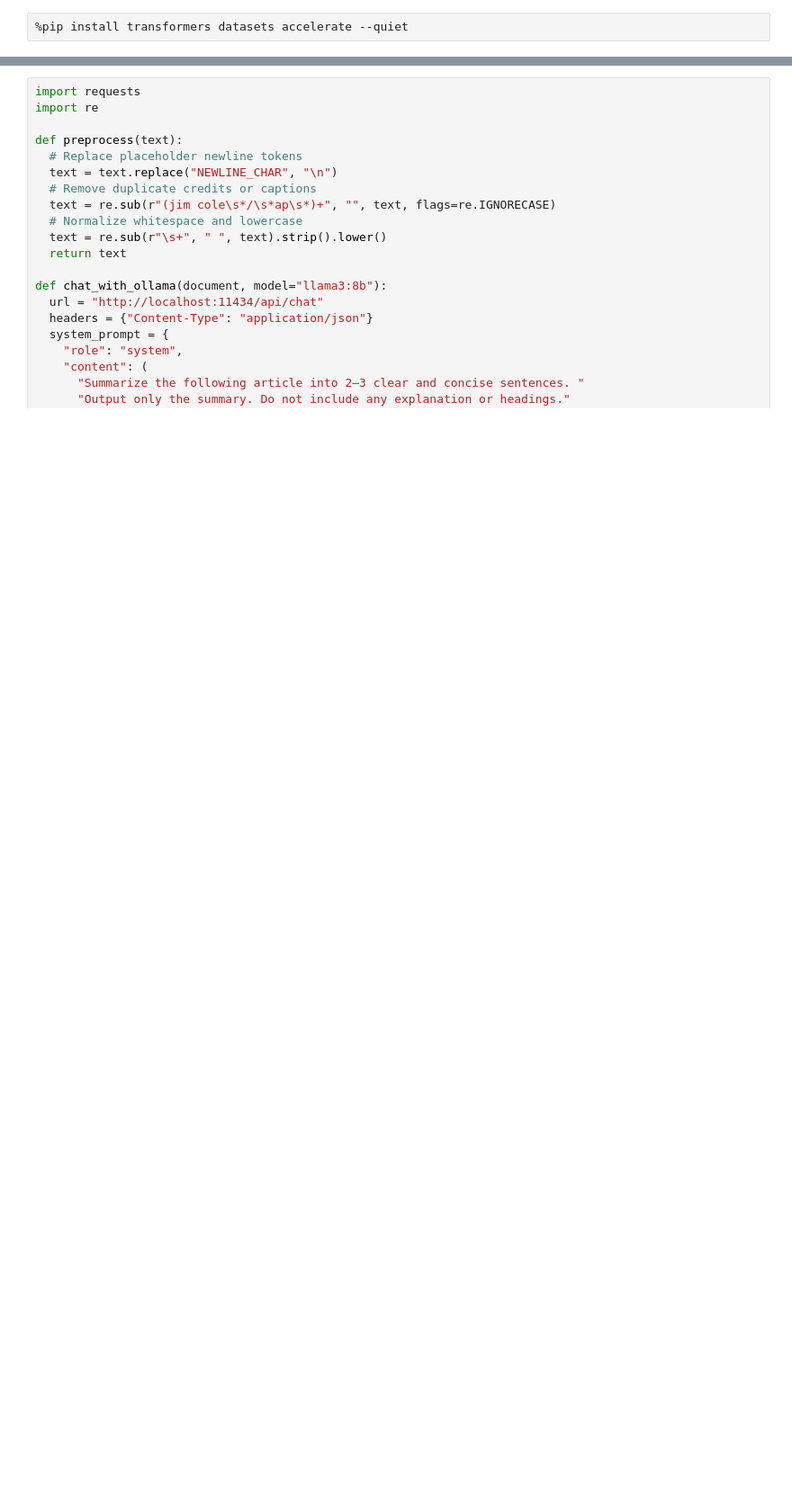
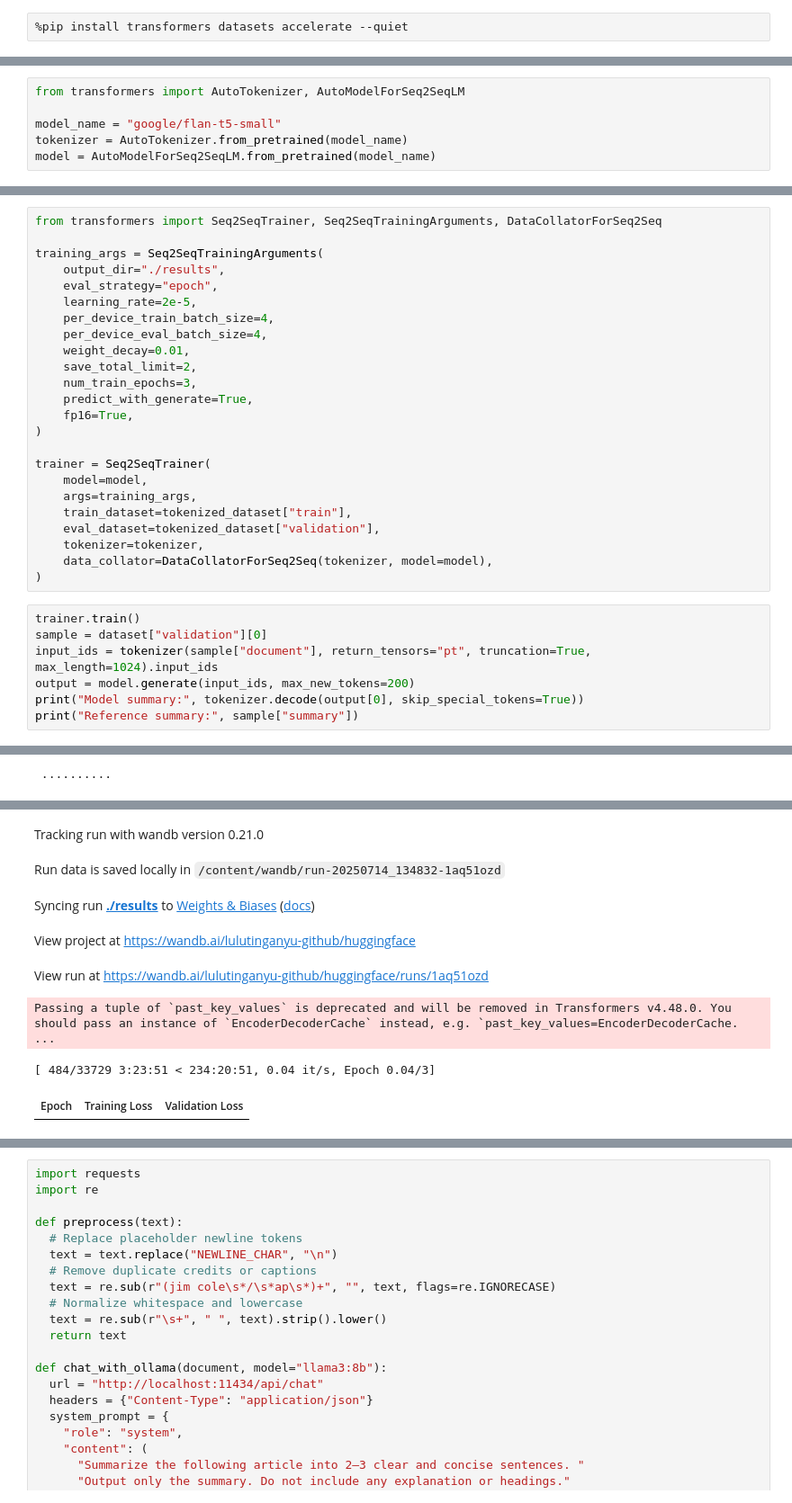
Before and after one commit to lapudas/GreenAI, a Jupyter notebook: Week2-train testt.ipynb, the cells around one changed output, grey strips where cells are left out. Shown: that part at 90% size. Cells and saved outputs as stored; diff of their text form; blank space fills up the shorter version.

Commit message:
使用flan-t5-small train

```diff
--- a/Week2-train testt.ipynb
+++ b/Week2-train testt.ipynb
@@ -165,0 +217,6 @@ Wildfires have burned across tens of thousands of acres of parched terrain in Co
+# %%
+from transformers import AutoTokenizer, AutoModelForSeq2SeqLM
+
+model_name = "google/flan-t5-small"
+tokenizer = AutoTokenizer.from_pretrained(model_name)
+model = AutoModelForSeq2SeqLM.from_pretrained(model_name)
@@ -165,0 +250,32 @@ Wildfires have burned across tens of thousands of acres of parched terrain in Co
+# %%
+from transformers import Seq2SeqTrainer, Seq2SeqTrainingArguments, DataCollatorForSeq2Seq
+
+training_args = Seq2SeqTrainingArguments(
+    output_dir="./results",
+    eval_strategy="epoch",
+    learning_rate=2e-5,
+    per_device_train_batch_size=4,
+    per_device_eval_batch_size=4,
+    weight_decay=0.01,
+    save_total_limit=2,
+    num_train_epochs=3,
+    predict_with_generate=True,
+    fp16=True,
+)
+
+trainer = Seq2SeqTrainer(
+    model=model,
+    args=training_args,
+    train_dataset=tokenized_dataset["train"],
+    eval_dataset=tokenized_dataset["validation"],
+    tokenizer=tokenizer,
+    data_collator=DataCollatorForSeq2Seq(tokenizer, model=model),
+)
+# %%
+trainer.train()
+sample = dataset["validation"][0]
+input_ids = tokenizer(sample["document"], return_tensors="pt", truncation=True, max_length=1024).input_ids
+output = model.generate(input_ids, max_new_tokens=200)
+print("Model summary:", tokenizer.decode(output[0], skip_special_tokens=True))
+print("Reference summary:", sample["summary"])
+# %% [output]
@@ -165,0 +287 @@ Wildfires have burned across tens of thousands of acres of parched terrain in Co
+ ··········
@@ -165,0 +293,8 @@ Wildfires have burned across tens of thousands of acres of parched terrain in Co
+Tracking run with wandb version 0.21.0
+Run data is saved locally in /content/wandb/run-20250714_134832-1aq51ozd
+Syncing run ./results to Weights & Biases (docs)
+View project at https://wandb.ai/lulutinganyu-github/huggingface
+View run at https://wandb.ai/lulutinganyu-github/huggingface/runs/1aq51ozd
+Passing a tuple of `past_key_values` is deprecated and will be removed in Transformers v4.48.0. You should pass an instance of `EncoderDecoderCache` instead, e.g. `past_key_values=EncoderDecoderCache. ...
+[ 484/33729 3:23:51 < 234:20:51, 0.04 it/s, Epoch 0.04/3]
+| Epoch | Training Loss | Validation Loss |
```
Also changed, not shown: parts of 8 cells of this notebook.
